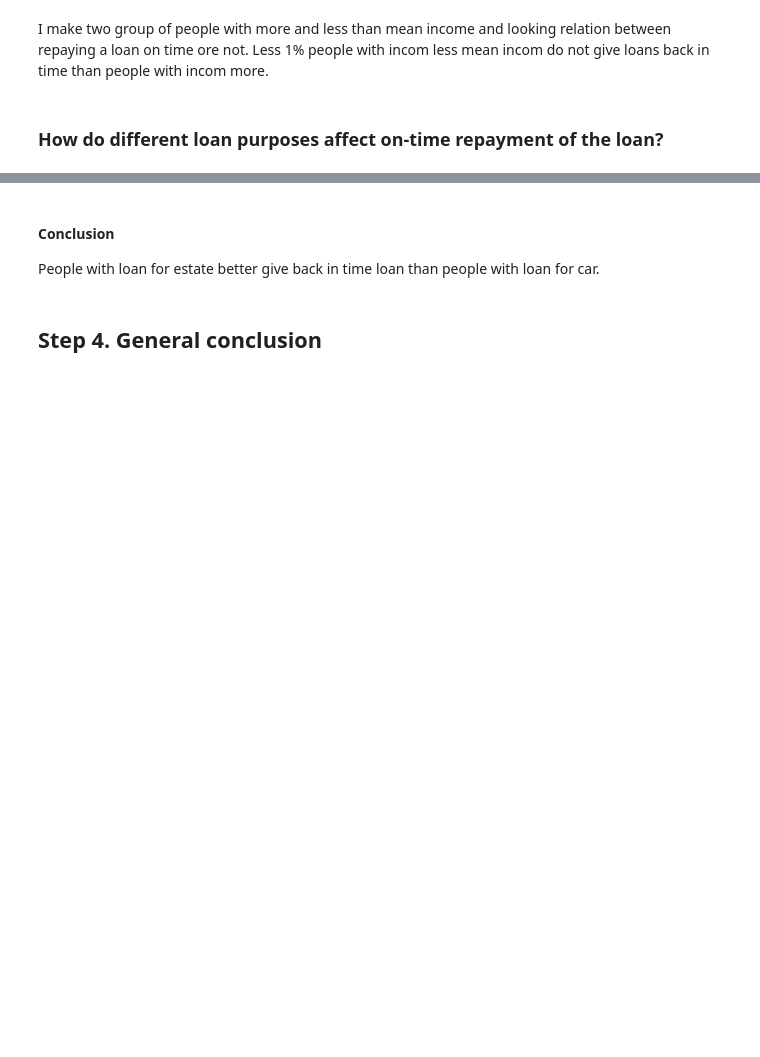
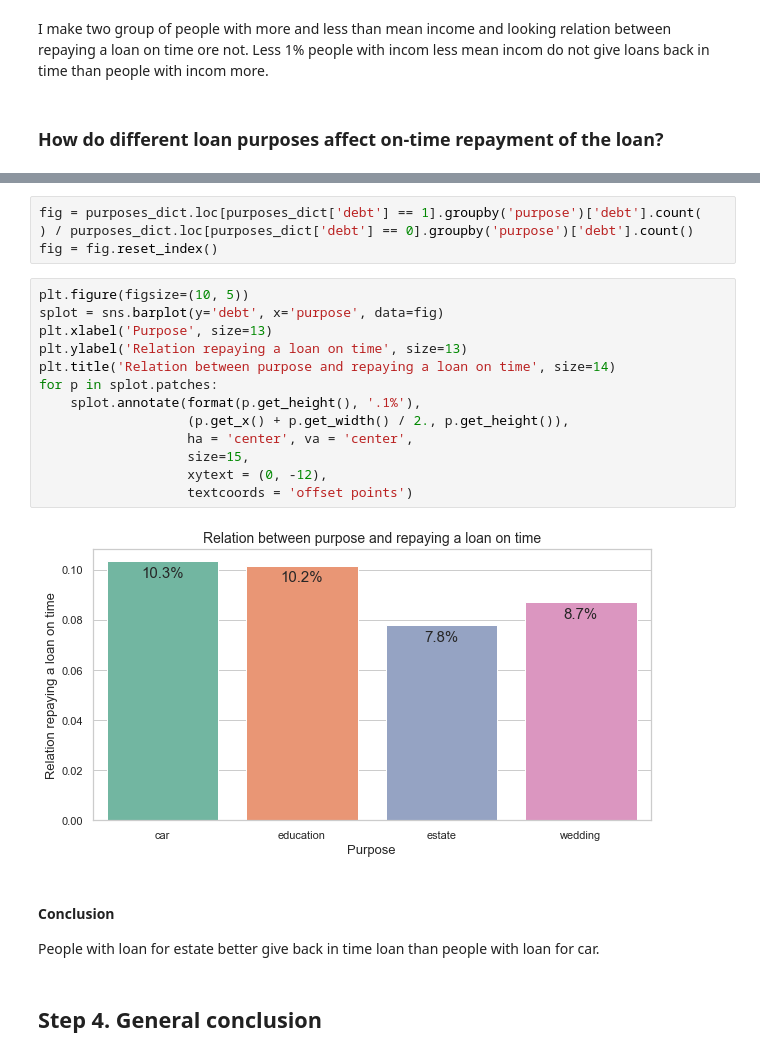
Before and after one commit to DmiDmiP/Data-Analysis, a Jupyter notebook: Analyzing borrowers’ risk of defaulting/Analyzing borrowers’ risk of defaulting.ipynb, the cells around one changed output, grey strips where cells are left out. Drawn from its saved outputs; the diff is of its cells as text; blank space fills up the shorter version.

```diff
--- a/Analyzing borrowers’ risk of defaulting/Analyzing borrowers’ risk of defaulting.ipynb
+++ b/Analyzing borrowers’ risk of defaulting/Analyzing borrowers’ risk of defaulting.ipynb
@@ -251,3 +250,22 @@ fig.round(2).plot(kind='bar', template='plotly_white',
+# %%
+fig = purposes_dict.loc[purposes_dict['debt'] == 1].groupby('purpose')['debt'].count(
+) / purposes_dict.loc[purposes_dict['debt'] == 0].groupby('purpose')['debt'].count()
+fig = fig.reset_index()
+# %%
+plt.figure(figsize=(10, 5))
+splot = sns.barplot(y='debt', x='purpose', data=fig)
+plt.xlabel('Purpose', size=13)
+plt.ylabel('Relation repaying a loan on time', size=13)
+plt.title('Relation between purpose and repaying a loan on time', size=14)
+for p in splot.patches:
+    splot.annotate(format(p.get_height(), '.1%'),
+                   (p.get_x() + p.get_width() / 2., p.get_height()),
+                   ha = 'center', va = 'center',
+                   size=15,
+                   xytext = (0, -12),
+                   textcoords = 'offset points')
+# %% [output]
+[figure, added]
 # %% [markdown]
 #### Conclusion
 People with loan for estate better give back in time loan than people with loan for car.
```
Also changed, not shown: parts of 8 cells of this notebook.
